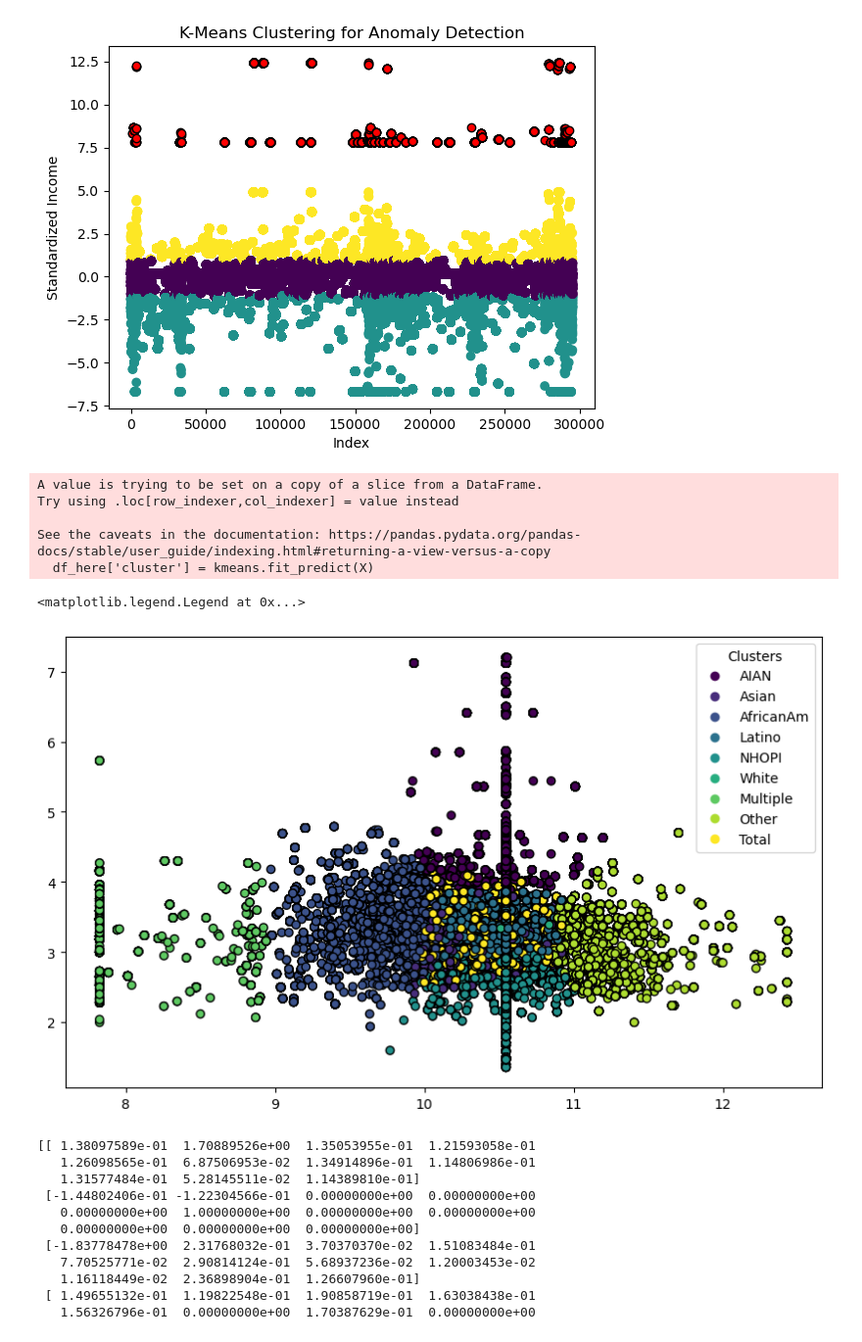
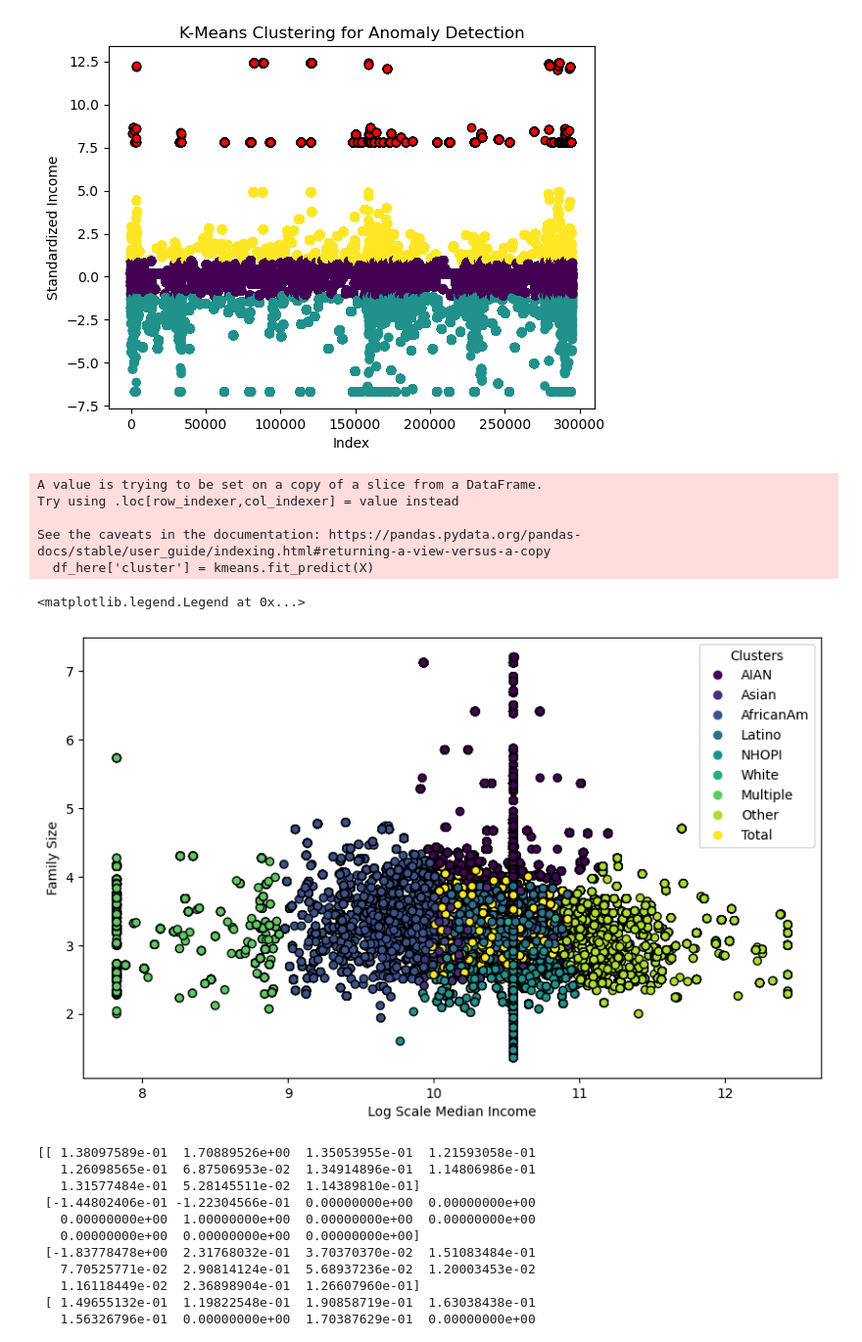
Before and after one commit to madisongarccia/486project, a Jupyter notebook: code/selected_model.ipynb, the cells around one changed output. Shown at 98% size. Saved outputs shown, nothing was run; the diff lists cells and outputs as text; code cells hidden in the pictures.

```diff
--- a/code/selected_model.ipynb
+++ b/code/selected_model.ipynb
@@ -316,37 +316,38 @@ preprocessor = ColumnTransformer(
     transformers=[
         ('num', StandardScaler(), ['median_income_log', 'ave_fam_size']),  # Scale numeric features
         ('cat', OneHotEncoder(), ['race_eth_name'])  # Encode categorical features
     ]
 )
 
 X = preprocessor.fit_transform(df_here)
 
 # fit K Means
 n_clusters = df['race_eth_name'].nunique()
 kmeans = KMeans(n_clusters=n_clusters, random_state = 42)
 df_here['cluster'] = kmeans.fit_predict(X)
 
 
 plt.figure(figsize=(10, 6))
 scatter = plt.scatter(
-    df_here['median_income_log'],
-    df_here['ave_fam_size'],
+    x = df_here['median_income_log'],
+    y= df_here['ave_fam_size'],
     c=df_here['cluster'],  # Color by cluster
     cmap='viridis',
     edgecolor='k'
 )
-
+plt.xlabel('Log Scale Median Income')
+plt.ylabel('Family Size')
 handles, _ = scatter.legend_elements()
 legend_labels = df['race_eth_name'].unique()
 plt.legend(handles, legend_labels, title="Clusters")
 # %% [output]
 A value is trying to be set on a copy of a slice from a DataFrame.
 Try using .loc[row_indexer,col_indexer] = value instead
 
 See the caveats in the documentation: https://pandas.pydata.org/pandas-docs/stable/user_guide/indexing.html#returning-a-view-versus-a-copy
   df_here['cluster'] = kmeans.fit_predict(X)
 <matplotlib.legend.Legend at 0x...>
-[figure, old version]
+[figure, new version]
 # %%
 # Analyze centroids
 #print(kmeans.cluster_centers_)
```
Also changed, not shown: parts of 6 cells of this notebook, 8 other files.
